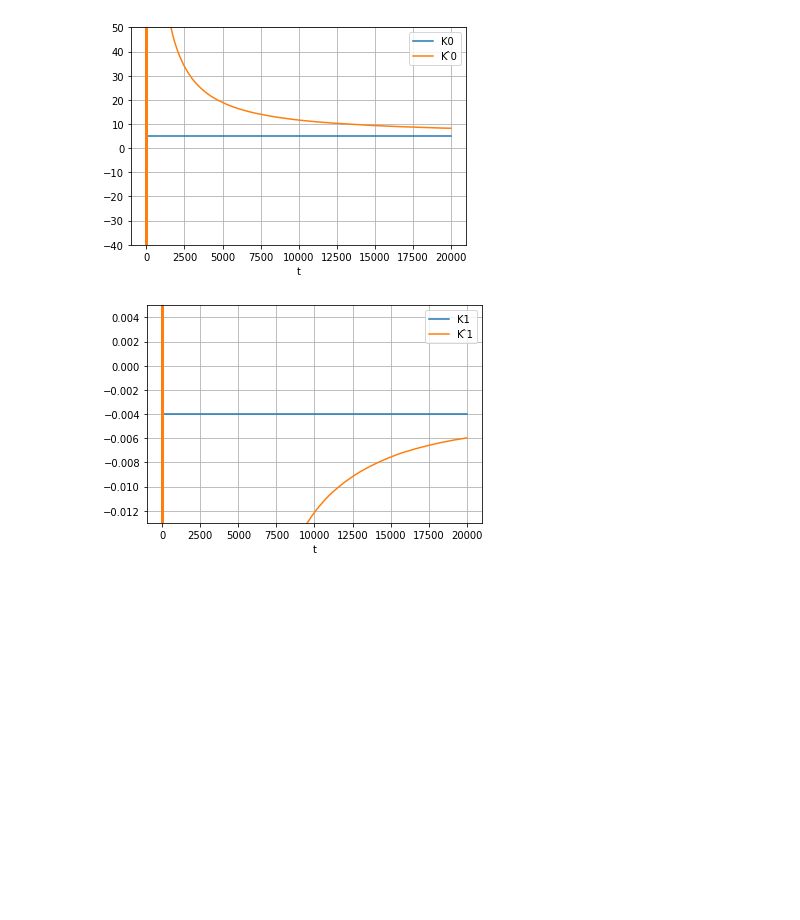
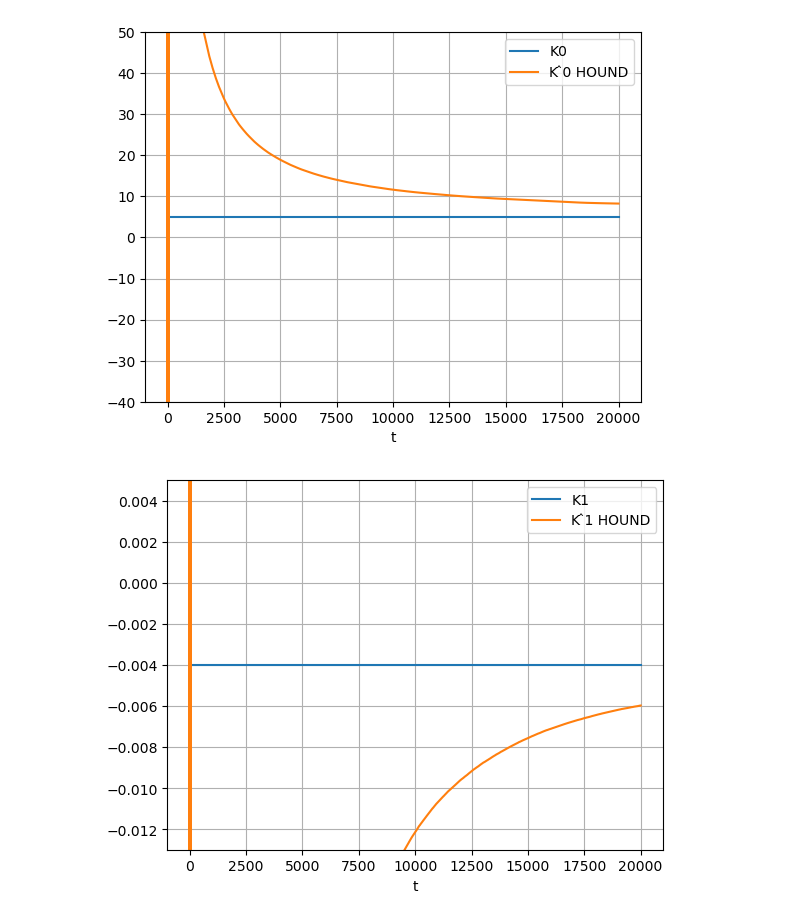
Before and after one commit to katrichek/HOUND, a Jupyter notebook: HOUND.ipynb, the cells around one changed output. Saved outputs shown, nothing was run; the diff lists cells and outputs as text; code cells hidden in the pictures; blank space fills up the shorter version.

```diff
--- a/HOUND.ipynb
+++ b/HOUND.ipynb
@@ -169,11 +285,7 @@ plt.show();
 # %%
-fig, ax = plt.subplots()#figsize=(14, 8))
-#ax.set_ylim(-10, 10)
+fig, ax = plt.subplots()
 for j in range(n):
-    ax.plot(ts[:50], es[j][:50], label='e'+str(j))#, color='black', linestyle="x")
-#ax.set_title('errors')
-#ax.grid(linestyle=":")
-#ax.set_axisbelow(True)
+    ax.plot(ts[:50], es_HOUND[j][:50], label='e'+str(j)+' HOUND')
 ax.grid();
 ax.set_xlabel("t")
 plt.legend()
@@ -183,32 +295,27 @@ plt.show();
 # %%
 for j in range(n):
     fig, ax = plt.subplots()#figsize=(14, 8))
-    #ax.set_ylim(-fabs(K[j])*2, fabs(K[j])*2)
     if j==0:
         x=45
         ax.set_ylim(5-x, 5+x)
     if j==1:
         x = 0.009
         ax.set_ylim(-0.004-x, -0.004+x)
     if j==2:
         x = 0.0001
         ax.set_ylim(0.0003-x, 0.0003+x)
     if j==3:
-        x = 0.00001
+        x = 0.0000001
         ax.set_ylim(-0.00002-x, -0.00002+x)
     if j==4:
-        x = 0.000001
+        x = 0.000000001 #0.000001
         ax.set_ylim(0.000001-x, 0.000001+x)
     ax.plot([ts[0],ts[-1]], [K[j],K[j]], label='K'+str(j))
-    ax.plot(ts, ks[j], label='K ̂'+str(j))#, color='black', linestyle="x")
-    #ax.set_title('koeffs')
-    #ax.grid(linestyle=":")
-    #ax.set_axisbelow(True)
+    ax.plot(ts, ks_HOUND[j], label='K ̂'+str(j)+' HOUND', linestyle="solid")
     ax.grid();
-    #ax.set_yscale('log')
     ax.set_xlabel("t")
     plt.legend()
     plt.show();
 # %% [output]
-[figure, old version]
+[figure, new version]
-[figure, old version]
+[figure, new version]
```
Also changed, not shown: parts of 11 cells of this notebook.
